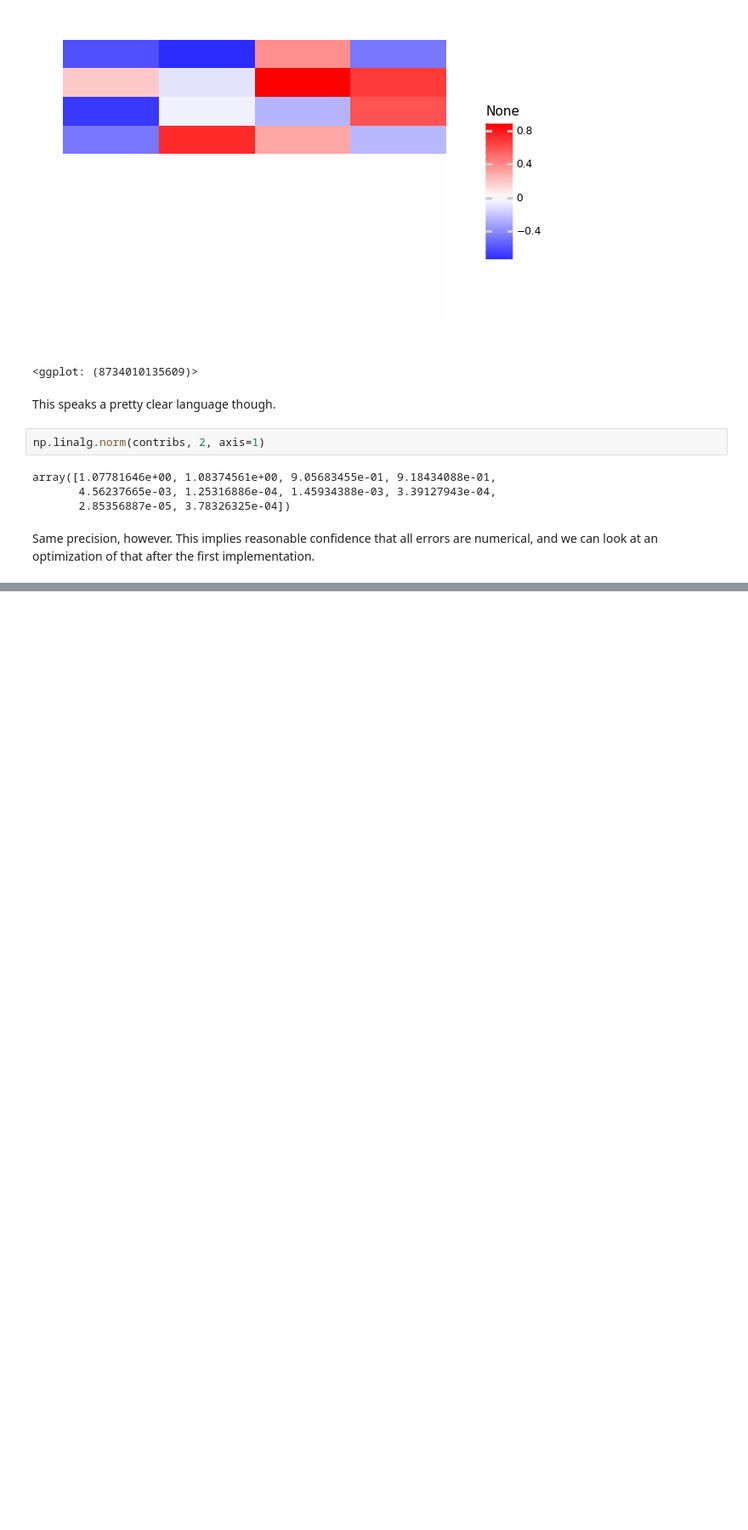
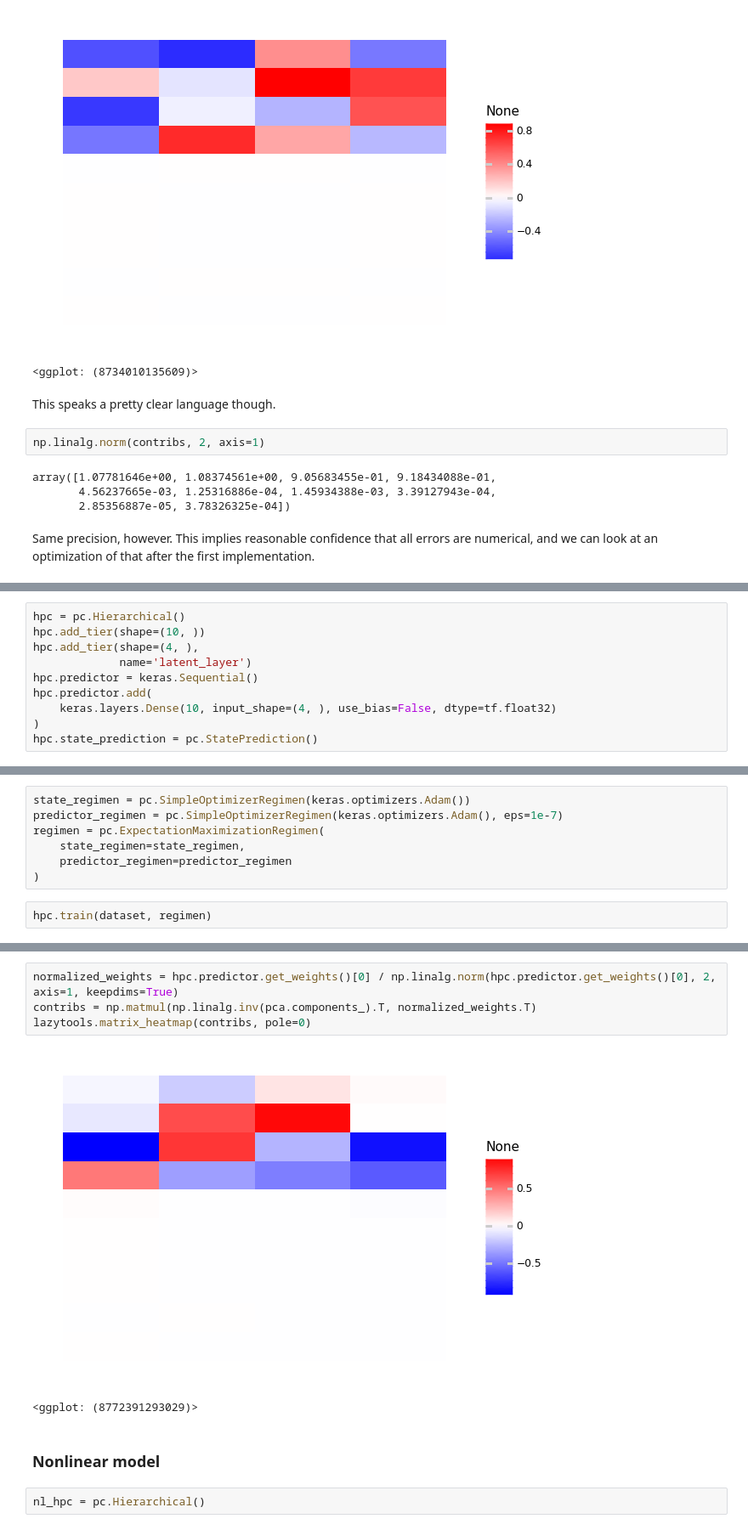
Before and after one commit to sflippl/predicode, a Jupyter notebook: explore/04-hierarchical-1.ipynb, the cells around one changed output, grey strips where cells are left out. Shown at 85% size. Cells and saved outputs as stored; diff of their text form; blank space fills up the shorter version.

```diff
--- a/explore/04-hierarchical-1.ipynb
+++ b/explore/04-hierarchical-1.ipynb
@@ -381,0 +420,10 @@ Same precision, however. This implies reasonable confidence that all errors are
+# %%
+hpc = pc.Hierarchical()
+hpc.add_tier(shape=(10, ))
+hpc.add_tier(shape=(4, ),
+             name='latent_layer')
+hpc.predictor = keras.Sequential()
+hpc.predictor.add(
+    keras.layers.Dense(10, input_shape=(4, ), use_bias=False, dtype=tf.float32)
+)
+hpc.state_prediction = pc.StatePrediction()
@@ -381,0 +449,9 @@ Same precision, however. This implies reasonable confidence that all errors are
+# %%
+state_regimen = pc.SimpleOptimizerRegimen(keras.optimizers.Adam())
+predictor_regimen = pc.SimpleOptimizerRegimen(keras.optimizers.Adam(), eps=1e-7)
+regimen = pc.ExpectationMaximizationRegimen(
+    state_regimen=state_regimen,
+    predictor_regimen=predictor_regimen
+)
+# %%
+hpc.train(dataset, regimen)
@@ -381,0 +467,11 @@ Same precision, however. This implies reasonable confidence that all errors are
+# %%
+normalized_weights = hpc.predictor.get_weights()[0] / np.linalg.norm(hpc.predictor.get_weights()[0], 2, axis=1, keepdims=True)
+contribs = np.matmul(np.linalg.inv(pca.components_).T, normalized_weights.T)
+lazytools.matrix_heatmap(contribs, pole=0)
+# %% [output]
+[figure, added]
+<ggplot: (8772391293029)>
+# %% [markdown]
+### Nonlinear model
+# %%
+nl_hpc = pc.Hierarchical()
```
Also changed, not shown: parts of 76 cells of this notebook, 19 other files.
